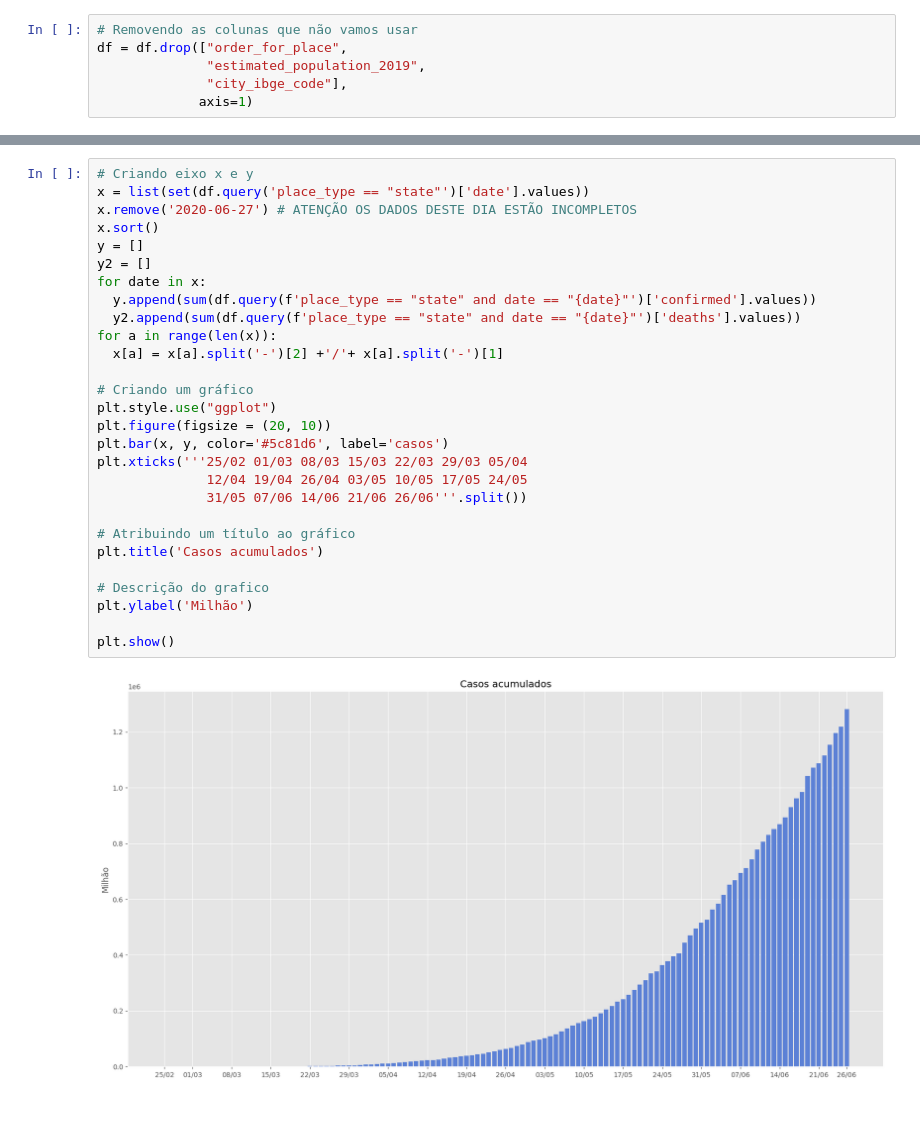
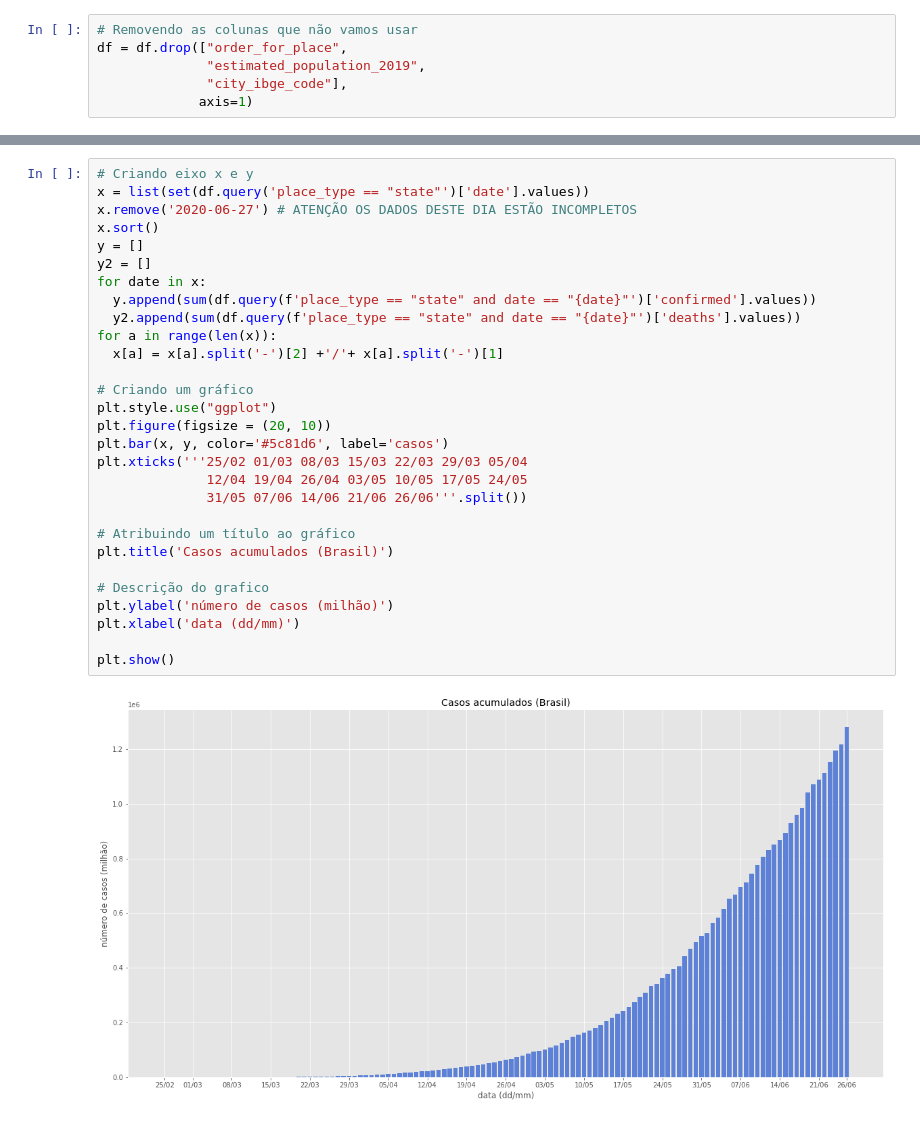
Before and after one commit to OHomemParede/An-lise-de-dados-sobre-COVID-19-Brasil-, a Jupyter notebook: Análise de dados sobre COVID-19 (Brasil).ipynb, the cells around one changed output, grey strips where cells are left out. Cells and saved outputs as stored; diff of their text form.

```diff
--- a/Análise de dados sobre COVID-19 (Brasil).ipynb
+++ b/Análise de dados sobre COVID-19 (Brasil).ipynb
@@ -106,33 +105,34 @@ plt.show()
 # %%
 # Criando eixo x e y
 x = list(set(df.query('place_type == "state"')['date'].values))
 x.remove('2020-06-27') # ATENÇÃO OS DADOS DESTE DIA ESTÃO INCOMPLETOS
 x.sort()
 y = []
 y2 = []
 for date in x:
   y.append(sum(df.query(f'place_type == "state" and date == "{date}"')['confirmed'].values))
   y2.append(sum(df.query(f'place_type == "state" and date == "{date}"')['deaths'].values))
 for a in range(len(x)):
   x[a] = x[a].split('-')[2] +'/'+ x[a].split('-')[1]
 
 # Criando um gráfico
 plt.style.use("ggplot")
 plt.figure(figsize = (20, 10))
 plt.bar(x, y, color='#5c81d6', label='casos')
 plt.xticks('''25/02 01/03 08/03 15/03 22/03 29/03 05/04
               12/04 19/04 26/04 03/05 10/05 17/05 24/05
               31/05 07/06 14/06 21/06 26/06'''.split())
 
 # Atribuindo um título ao gráfico
-plt.title('Casos acumulados')
+plt.title('Casos acumulados (Brasil)')
 
 # Descrição do grafico
-plt.ylabel('Milhão')
+plt.ylabel('número de casos (milhão)')
+plt.xlabel('data (dd/mm)')
 
 plt.show()
 # %% [output]
-[figure, old version]
+[figure, new version]
 # %%
 # Criando um gráfico
 plt.style.use("ggplot")
```
Also changed, not shown: parts of 5 cells of this notebook.
